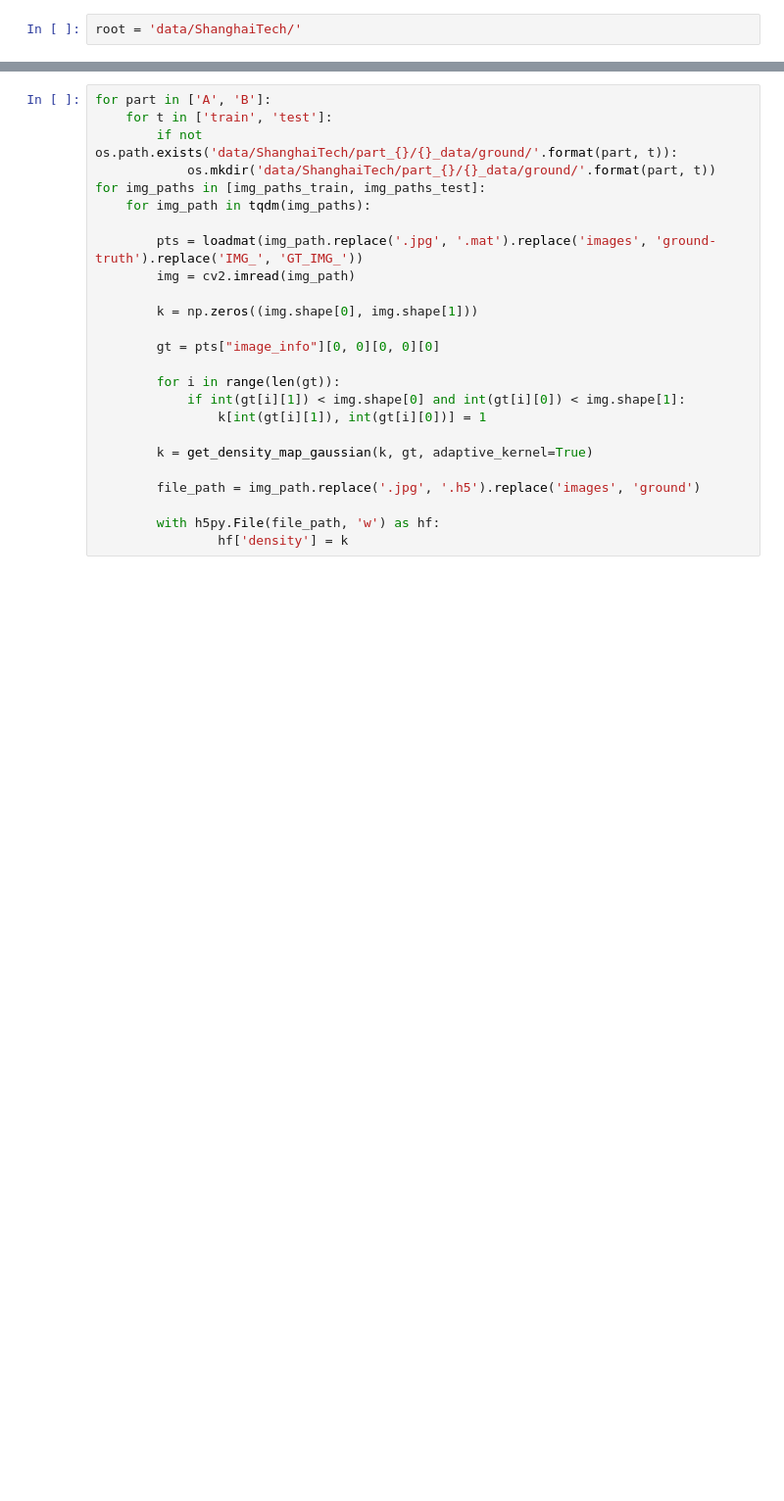
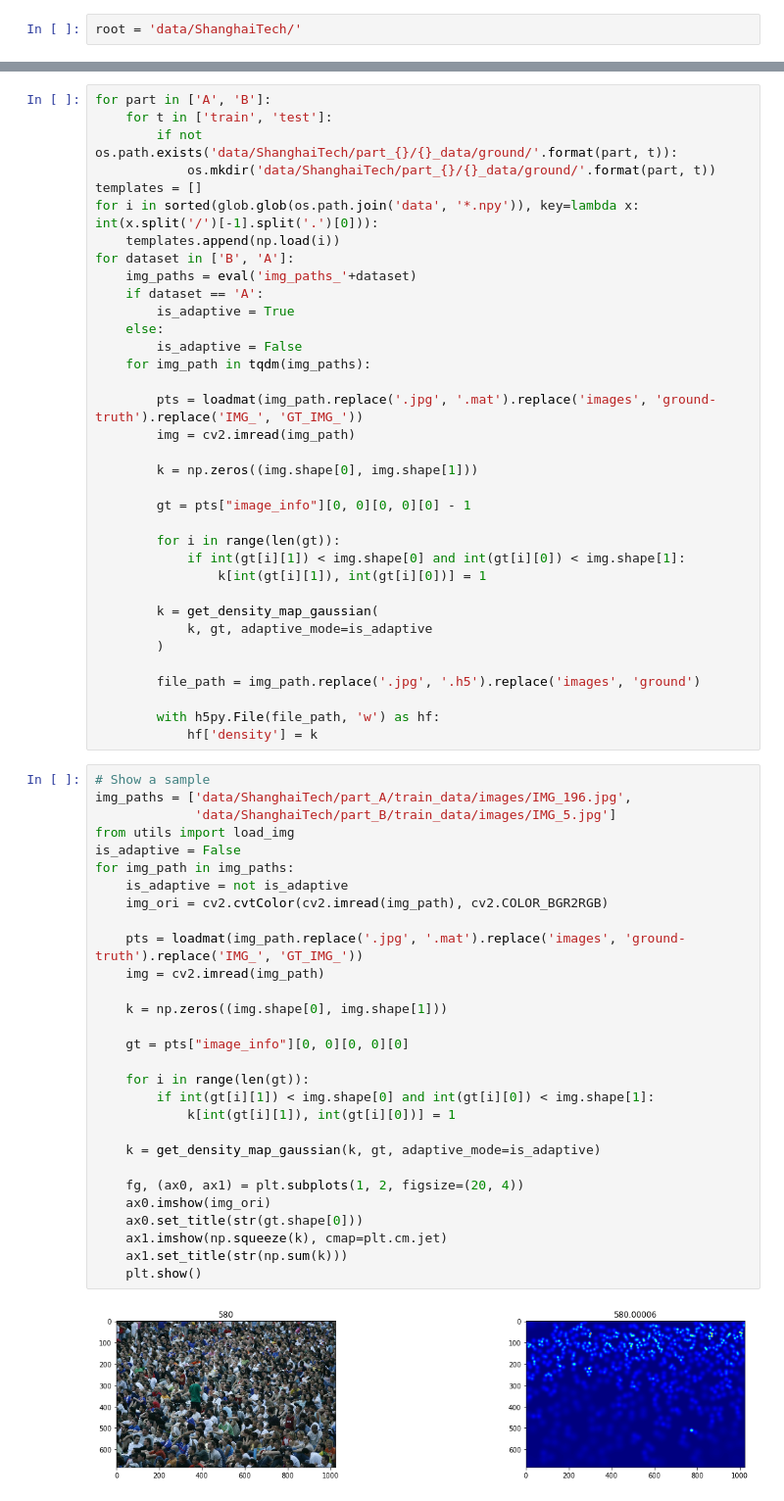
Before and after one commit to ZhengPeng7/SANet-Keras, a Jupyter notebook: generate_datasets.ipynb, the cells around one changed output, grey strips where cells are left out. Shown at 98% size. Saved outputs shown, nothing was run; the diff lists cells and outputs as text; blank space fills up the shorter version.

```diff
--- a/generate_datasets.ipynb
+++ b/generate_datasets.ipynb
@@ -38,7 +42,15 @@ for part in ['A', 'B']:
     for t in ['train', 'test']:
         if not os.path.exists('data/ShanghaiTech/part_{}/{}_data/ground/'.format(part, t)):
             os.mkdir('data/ShanghaiTech/part_{}/{}_data/ground/'.format(part, t))
-for img_paths in [img_paths_train, img_paths_test]:
+templates = []
+for i in sorted(glob.glob(os.path.join('data', '*.npy')), key=lambda x: int(x.split('/')[-1].split('.')[0])):
+    templates.append(np.load(i))
+for dataset in ['B', 'A']:
+    img_paths = eval('img_paths_'+dataset)
+    if dataset == 'A':
+        is_adaptive = True
+    else:
+        is_adaptive = False
     for img_path in tqdm(img_paths):
 
         pts = loadmat(img_path.replace('.jpg', '.mat').replace('images', 'ground-truth').replace('IMG_', 'GT_IMG_'))
@@ -46,15 +58,48 @@ for img_paths in [img_paths_train, img_paths_test]:
 
         k = np.zeros((img.shape[0], img.shape[1]))
 
-        gt = pts["image_info"][0, 0][0, 0][0]
+        gt = pts["image_info"][0, 0][0, 0][0] - 1
 
         for i in range(len(gt)):
             if int(gt[i][1]) < img.shape[0] and int(gt[i][0]) < img.shape[1]:
                 k[int(gt[i][1]), int(gt[i][0])] = 1
 
-        k = get_density_map_gaussian(k, gt, adaptive_kernel=True)
+        k = get_density_map_gaussian(
+            k, gt, adaptive_mode=is_adaptive
+        )
 
         file_path = img_path.replace('.jpg', '.h5').replace('images', 'ground')
 
         with h5py.File(file_path, 'w') as hf:
-                hf['density'] = k
+            hf['density'] = k
+# %%
+# Show a sample
+img_paths = ['data/ShanghaiTech/part_A/train_data/images/IMG_196.jpg',
+             'data/ShanghaiTech/part_B/train_data/images/IMG_5.jpg']
+from utils import load_img
+is_adaptive = False
+for img_path in img_paths:
+    is_adaptive = not is_adaptive
+    img_ori = cv2.cvtColor(cv2.imread(img_path), cv2.COLOR_BGR2RGB)
+
+    pts = loadmat(img_path.replace('.jpg', '.mat').replace('images', 'ground-truth').replace('IMG_', 'GT_IMG_'))
+    img = cv2.imread(img_path)
+
+    k = np.zeros((img.shape[0], img.shape[1]))
+
+    gt = pts["image_info"][0, 0][0, 0][0]
+
+    for i in range(len(gt)):
+        if int(gt[i][1]) < img.shape[0] and int(gt[i][0]) < img.shape[1]:
+            k[int(gt[i][1]), int(gt[i][0])] = 1
+
+    k = get_density_map_gaussian(k, gt, adaptive_mode=is_adaptive)
+
+    fg, (ax0, ax1) = plt.subplots(1, 2, figsize=(20, 4))
+    ax0.imshow(img_ori)
+    ax0.set_title(str(gt.shape[0]))
+    ax1.imshow(np.squeeze(k), cmap=plt.cm.jet)
+    ax1.set_title(str(np.sum(k)))
+    plt.show()
+# %% [output]
+[figure, added]
```
Also changed, not shown: parts of 4 cells of this notebook, 14 other files.
